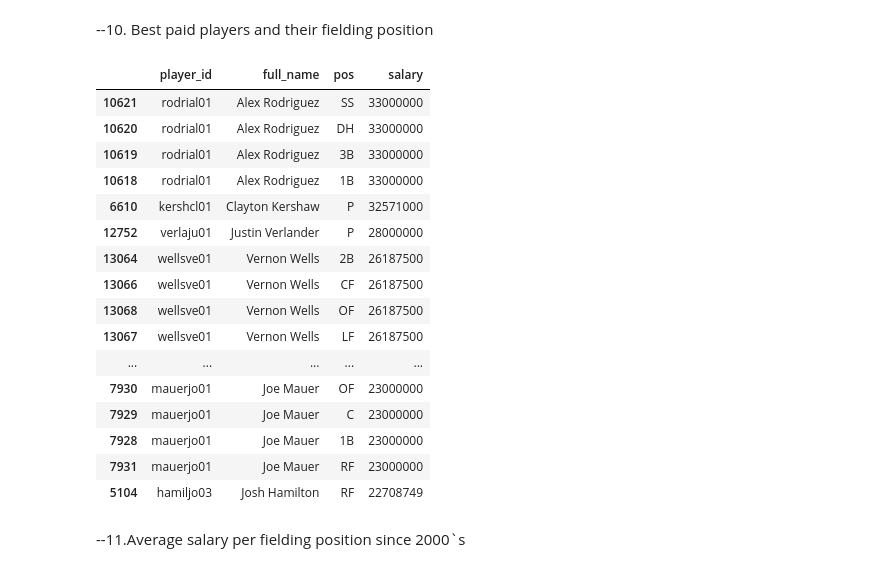
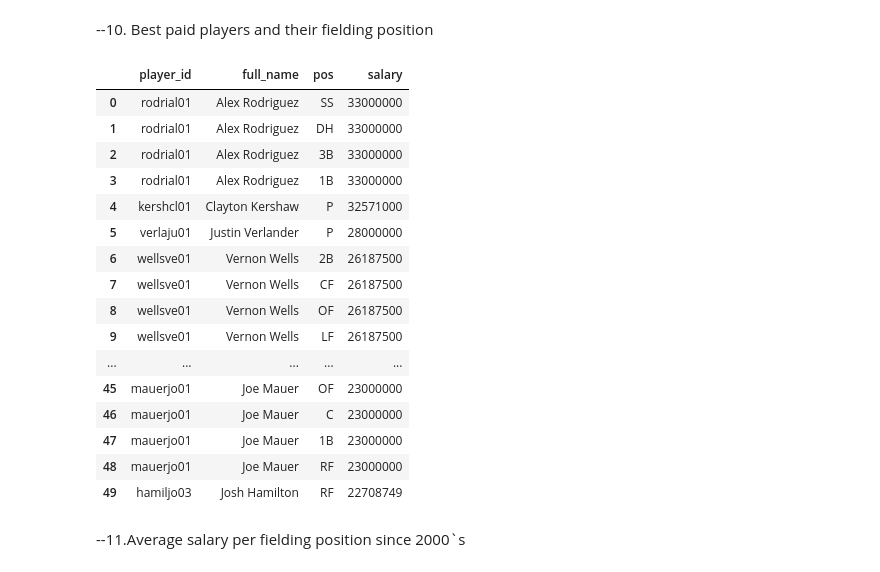
Before and after one commit to andresdr11/_MLB-Database-Analysis_, a Jupyter notebook: Python/Pandas.ipynb, the cells around one changed output. Drawn from its saved outputs; the diff is of its cells as text; code cells hidden in the pictures.

```diff
--- a/Python/Pandas.ipynb
+++ b/Python/Pandas.ipynb
@@ -249,27 +267,27 @@ result_df
 # %%
 merged_df = pd.merge(salary, fielding, on = 'player_id')
 full_merge = pd.merge(merged_df, player, on = 'player_id')
 grouped_df = full_merge.groupby(['player_id', 'full_name', 'pos'])['salary'].max().reset_index()
-result_df = grouped_df.sort_values(by='salary', ascending=False).head(50)
+result_df = grouped_df.sort_values(by='salary', ascending=False).head(50).reset_index(drop=True)
 result_df
 # %% [output]
 |  | player_id | full_name | pos | salary |
-| 10621 | rodrial01 | Alex Rodriguez | SS | 33000000 |
-| 10620 | rodrial01 | Alex Rodriguez | DH | 33000000 |
-| 10619 | rodrial01 | Alex Rodriguez | 3B | 33000000 |
-| 10618 | rodrial01 | Alex Rodriguez | 1B | 33000000 |
-| 6610 | kershcl01 | Clayton Kershaw | P | 32571000 |
-| 12752 | verlaju01 | Justin Verlander | P | 28000000 |
-| 13064 | wellsve01 | Vernon Wells | 2B | 26187500 |
-| 13066 | wellsve01 | Vernon Wells | CF | 26187500 |
-| 13068 | wellsve01 | Vernon Wells | OF | 26187500 |
-| 13067 | wellsve01 | Vernon Wells | LF | 26187500 |
+| 0 | rodrial01 | Alex Rodriguez | SS | 33000000 |
+| 1 | rodrial01 | Alex Rodriguez | DH | 33000000 |
+| 2 | rodrial01 | Alex Rodriguez | 3B | 33000000 |
+| 3 | rodrial01 | Alex Rodriguez | 1B | 33000000 |
+| 4 | kershcl01 | Clayton Kershaw | P | 32571000 |
+| 5 | verlaju01 | Justin Verlander | P | 28000000 |
+| 6 | wellsve01 | Vernon Wells | 2B | 26187500 |
+| 7 | wellsve01 | Vernon Wells | CF | 26187500 |
+| 8 | wellsve01 | Vernon Wells | OF | 26187500 |
+| 9 | wellsve01 | Vernon Wells | LF | 26187500 |
 | ... | ... | ... | ... | ... |
-| 7930 | mauerjo01 | Joe Mauer | OF | 23000000 |
-| 7929 | mauerjo01 | Joe Mauer | C | 23000000 |
-| 7928 | mauerjo01 | Joe Mauer | 1B | 23000000 |
-| 7931 | mauerjo01 | Joe Mauer | RF | 23000000 |
-| 5104 | hamiljo03 | Josh Hamilton | RF | 22708749 |
+| 45 | mauerjo01 | Joe Mauer | OF | 23000000 |
+| 46 | mauerjo01 | Joe Mauer | C | 23000000 |
+| 47 | mauerjo01 | Joe Mauer | 1B | 23000000 |
+| 48 | mauerjo01 | Joe Mauer | RF | 23000000 |
+| 49 | hamiljo03 | Josh Hamilton | RF | 22708749 |
 # %% [markdown]
 --11.Average salary per fielding position since 2000`s
 # %%
```
Also changed, not shown: parts of 6 cells of this notebook.
